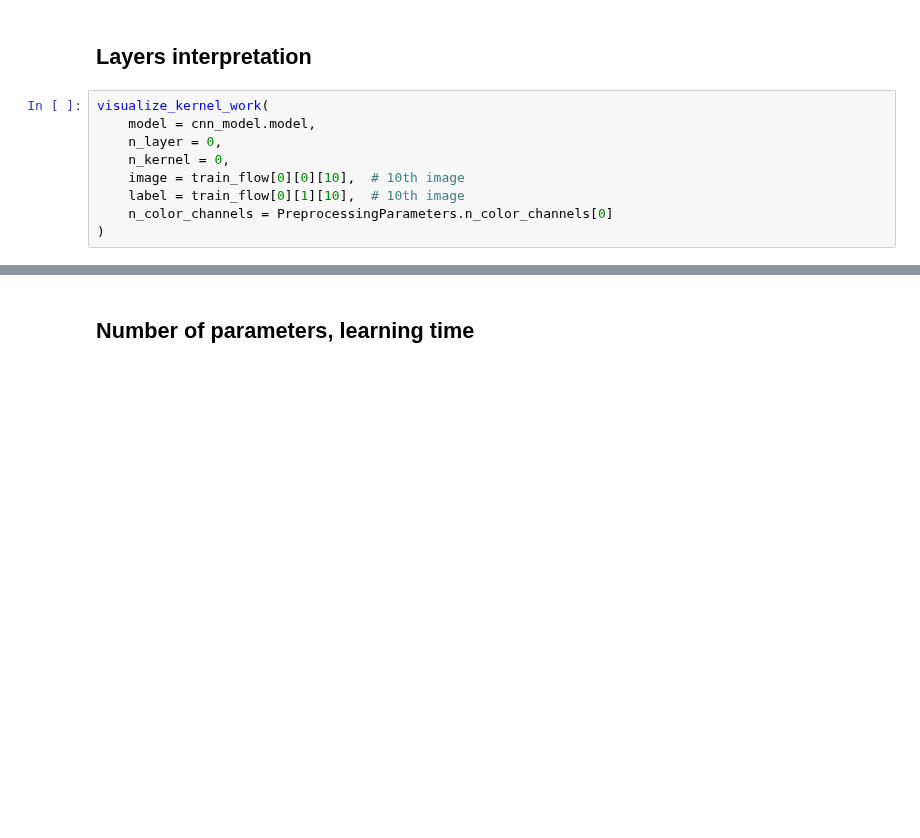
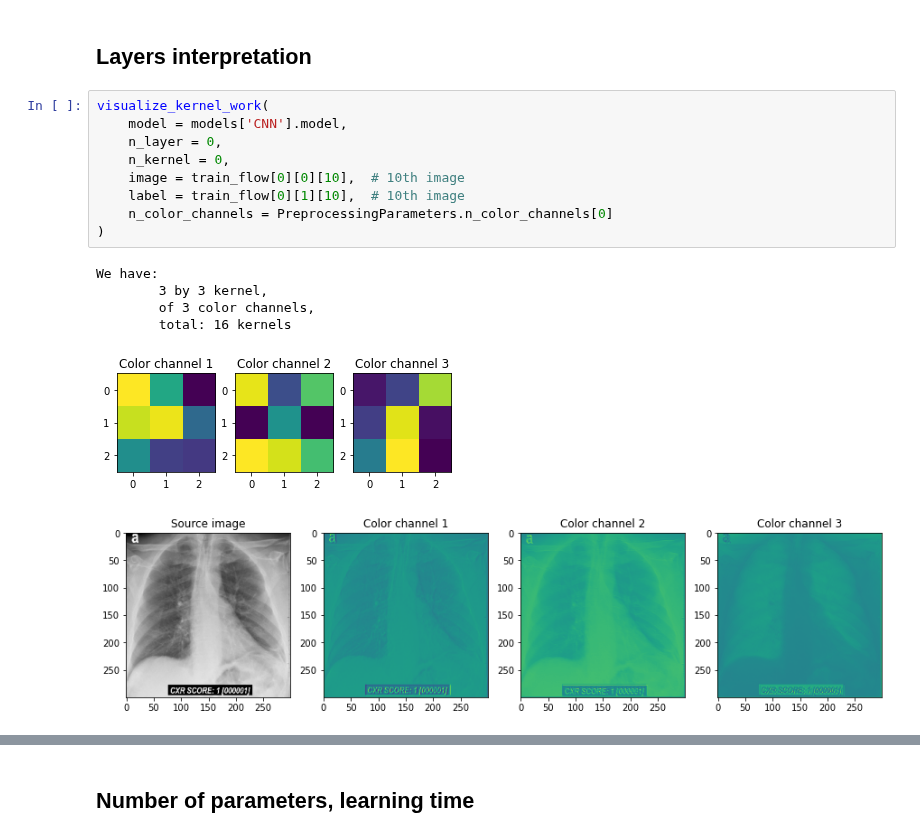
Before and after one commit to PashaIanko/Covid19Classifier, a Jupyter notebook: main.ipynb, the cells around one changed output, grey strips where cells are left out. Saved outputs shown, nothing was run; the diff lists cells and outputs as text; blank space fills up the shorter version.

```diff
--- a/main.ipynb
+++ b/main.ipynb
@@ -698,12 +689,19 @@ plot_history(
 ## Layers interpretation
 # %%
 visualize_kernel_work(
-    model = cnn_model.model,
+    model = models['CNN'].model,
     n_layer = 0,
     n_kernel = 0,
     image = train_flow[0][0][10],  # 10th image
     label = train_flow[0][1][10],  # 10th image
     n_color_channels = PreprocessingParameters.n_color_channels[0]
 )
+# %% [output]
+We have:
+        3 by 3 kernel,
+        of 3 color channels,
+        total: 16 kernels
+[figure, added]
+[figure, added]
 # %%
 visualize_kernel_work(
```
Also changed, not shown: parts of 24 cells of this notebook, 1 other file.
